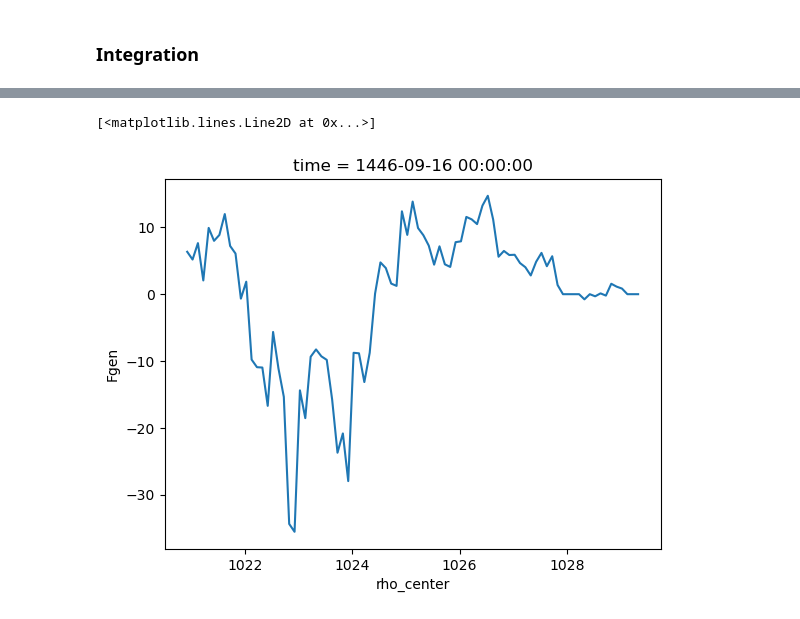
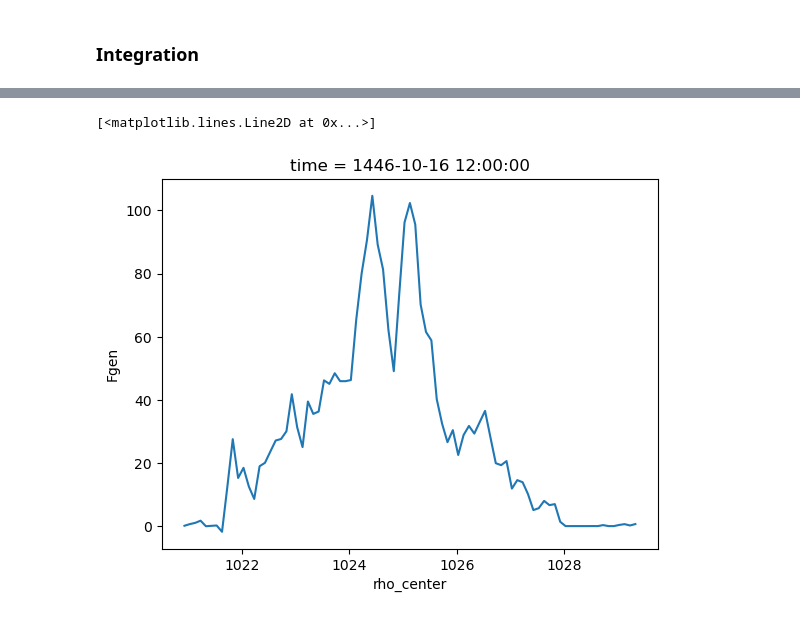
Before and after one commit to xuxingcheng/AMOC-Model-Performance-Analysis, a Jupyter notebook: scripts/Fgen_calculation.ipynb, the cells around one changed output, grey strips where cells are left out. Cells and saved outputs as stored; diff of their text form; code cells hidden in the pictures.

Commit message:
fixed flattening projection

```diff
--- a/scripts/Fgen_calculation.ipynb
+++ b/scripts/Fgen_calculation.ipynb
@@ -421,0 +438,3 @@ area = area.compute().to_numpy()
+# %%
+area  = xr.open_dataset("/glade/work/stevenxu/AMOC_models/areacello/ACCESS-CM2/areacello_Ofx_ACCESS-CM2_piControl_r1i1p1f1_gn.nc")["areacello"]
+area
@@ -475,0 +459,28 @@ Attributes: (0)
+# %%
+# create a mask to filter by latitude
+lat   = out_ACCESS["latitude"].stack(points=("j","i"))
+mask_pts = lat.where(lat > 30, drop=True).points
+
+# stack or flatten data into 1d array
+fsurf = out_ACCESS["fsurf"].isel(time=slice(200,202)).stack(points=("j","i")).sel(points=mask_pts)
+rho   = out_ACCESS["rho"].isel(time=slice(200,202)).stack(points=("j","i")).sel(points=mask_pts)
+area  = area.stack(points=("j","i")).sel(points=mask_pts)
+
+# weighted
+weighted_fsurf = fsurf * area
+
+# unstack back to original shape
+weighted_fsurf = weighted_fsurf.unstack("points")
+rho = rho.unstack("points")
+# %%
+# Summing up by dentisy interval
+Fgen_org = weighted_fsurf.groupby_bins(rho, bins=rho_classes, right=False).sum(dim=("j","i")) / step_size /1e6
+
+# adding centered coordinate for density intervals
+rho_centers = (rho_classes[:-1] + rho_classes[1:]) / 2
+
+# organizing
+Fgen = Fgen_org.assign_coords(rho_center=("rho_bins", rho_centers))
+Fgen = Fgen.rename(rho_bins="rho_intervals")
+Fgen = Fgen.rename('Fgen')
+Fgen
@@ -476,12 +512,8 @@ Attributes: (0)
 # %%
-rho_centers = (rho_classes[:-1] + rho_classes[1:]) / 2
-Fgen = Fgen_org.assign_coords(rho_center=("rho_bins", rho_centers))
-Fgen = Fgen.rename(rho_bins="rho_intervals")
-Fgen = Fgen.rename('Fgen')
-Fgen.isel(time=0, rho_intervals= slice(175,260)).plot(x = 'rho_center')
+Fgen.isel(time=1, rho_intervals= slice(175,260)).plot(x = 'rho_center')
 # %% [output]
 [<matplotlib.lines.Line2D at 0x...>]
-[figure, old version]
+[figure, new version]
 # %%
 import pickle
 
```
Also changed, not shown: parts of 8 cells of this notebook.
